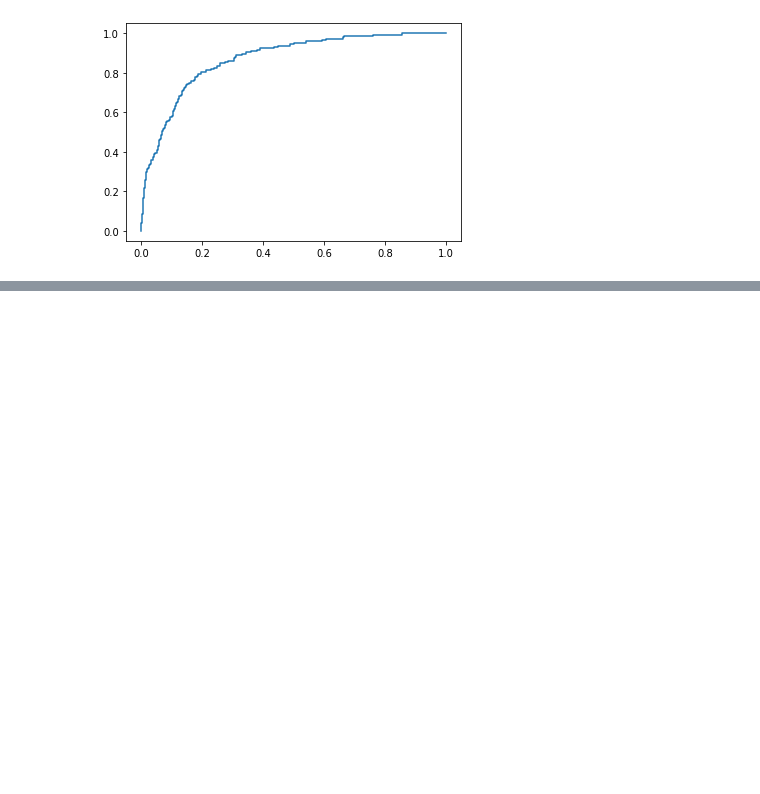
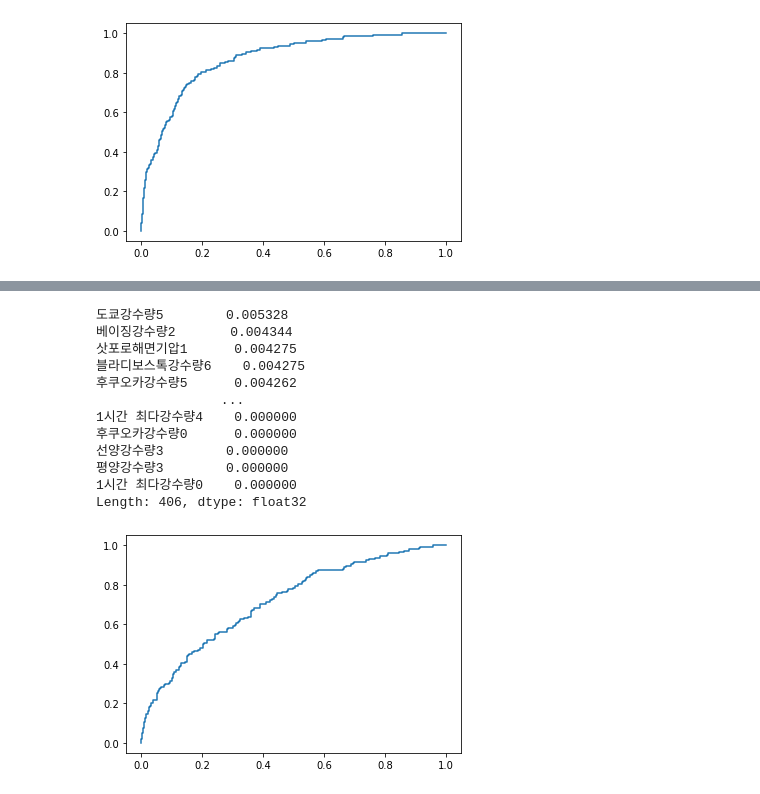
Before and after one commit to zeusryu0/kdt4_project, a Jupyter notebook: project2/code/가뭄모델.ipynb, the cells around one changed output, grey strips where cells are left out. Drawn from its saved outputs; the diff is of its cells as text; code cells hidden in the pictures; blank space fills up the shorter version.

```diff
--- a/project2/code/가뭄모델.ipynb
+++ b/project2/code/가뭄모델.ipynb
@@ -328,0 +631,10 @@ dtype: float32
+# %%
+climate_week_filter = climate_week.filter(regex='습도|풍속|강수|기압')
+climate_week_filter['target'] = spi['target']
+climate_week_filter['mtag'] = spi['target'].shift(-30)
+# %%
+x = climate_week_filter.dropna().drop(['mtag','target'],axis=1)
+y = climate_week_filter.dropna()['mtag']
+# %%
+x_train, x_test, y_train, y_test = train_test_split(x, y,test_size=0.2, stratify=y, random_state=111)
+x_train, x_val, y_train, y_val = train_test_split(x_train, y_train, test_size=0.2, stratify=y_train, random_state=111)
@@ -328,0 +645,8 @@ dtype: float32
+# %%
+xgb = XGBClassifier( )
+xgb.fit(x_train, y_train, eval_metric='auc', eval_set=[(x_train,y_train),(x_val,y_val)], early_stopping_rounds=10,verbose=2)
+pred = xgb.predict(x_test)
+prob = xgb.predict_proba(x_test)
+
+print('auc:',roc_auc_score(y_test, prob[:,1]))
+print(classification_report(y_test,pred))
@@ -328,0 +671,20 @@ dtype: float32
+# %%
+tpr, fpr, _ = roc_curve(y_test, prob[:,1])
+plt.plot(tpr,fpr)
+xgb.feature_importances_
+x.columns
+pd.Series(xgb.feature_importances_,x.columns).sort_values(ascending=False)
+# %% [output]
+도쿄강수량5        0.005328
+베이징강수량2       0.004344
+삿포로해면기압1      0.004275
+블라디보스톡강수량6    0.004275
+후쿠오카강수량5      0.004262
+                ...
+1시간 최다강수량4    0.000000
+후쿠오카강수량0      0.000000
+선양강수량3        0.000000
+평양강수량3        0.000000
+1시간 최다강수량0    0.000000
+Length: 406, dtype: float32
+[figure, added]
```
Also changed, not shown: parts of 35 cells of this notebook, 5 other files.
